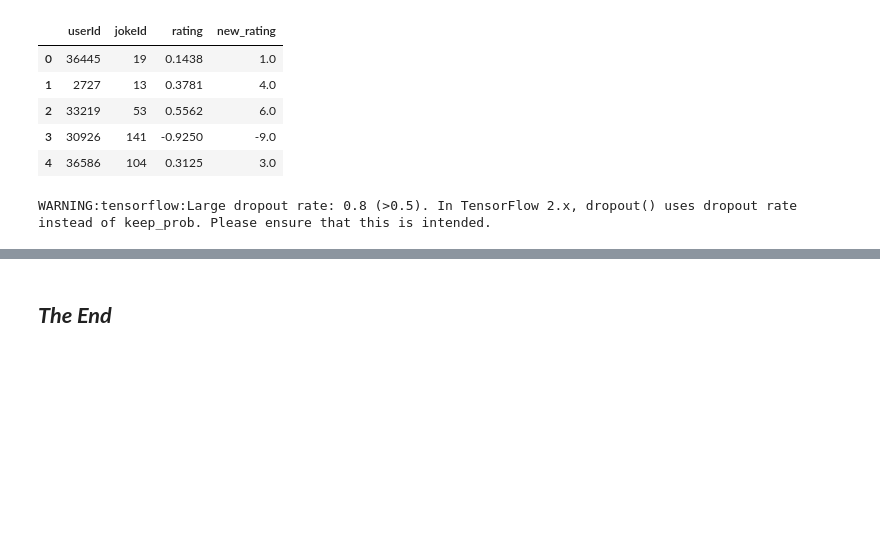
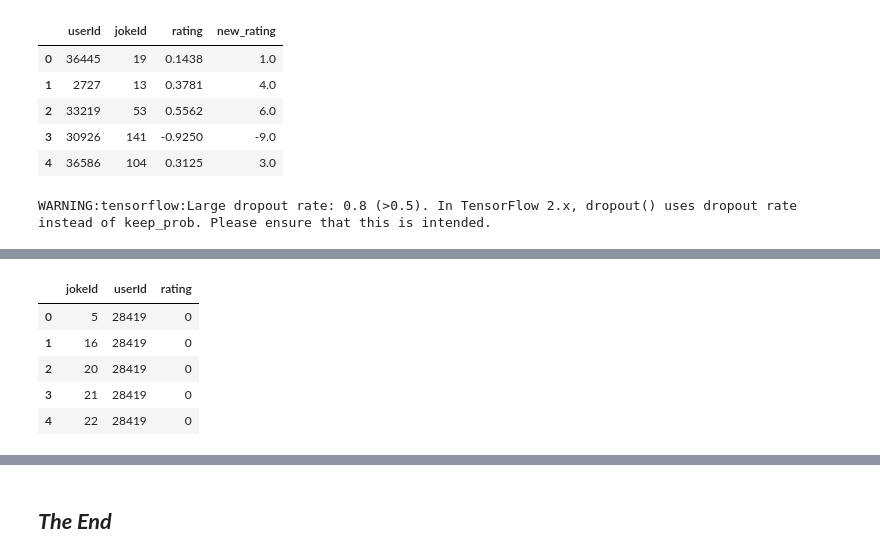
Before and after one commit to Chiosas/Jester_Jokes, a Jupyter notebook: Jester_Jokes_Project.ipynb, the cells around one changed output, grey strips where cells are left out. Saved outputs shown, nothing was run; the diff lists cells and outputs as text; code cells hidden in the pictures; blank space fills up the shorter version.

```diff
--- a/Jester_Jokes_Project.ipynb
+++ b/Jester_Jokes_Project.ipynb
@@ -1302,0 +1300,5 @@ model_rmse
+# %%
+all_users = valtrain_data[user_col].unique()
+
+user_id = all_users[np.random.randint(0, len(all_users))]
+user_id
@@ -1302,0 +1307,2 @@ model_rmse
+# %%
+user_data = valtrain_data[valtrain_data[user_col]==user_id]
@@ -1302,0 +1313,3 @@ model_rmse
+# %%
+user_jokes = user_data[item_col]
+user_jokes.values
@@ -1302,0 +1334,12 @@ model_rmse
+# %%
+jokes_data = pd.DataFrame(list(set(all_jokes) - set(user_jokes)), columns=[item_col])
+jokes_data[user_col] = user_id
+jokes_data[target_col] = 0
+jokes_data.head()
+# %% [output]
+|  | jokeId | userId | rating |
+| 0 | 5 | 28419 | 0 |
+| 1 | 16 | 28419 | 0 |
+| 2 | 20 | 28419 | 0 |
+| 3 | 21 | 28419 | 0 |
+| 4 | 22 | 28419 | 0 |
```
Also changed, not shown: parts of 27 cells of this notebook.
